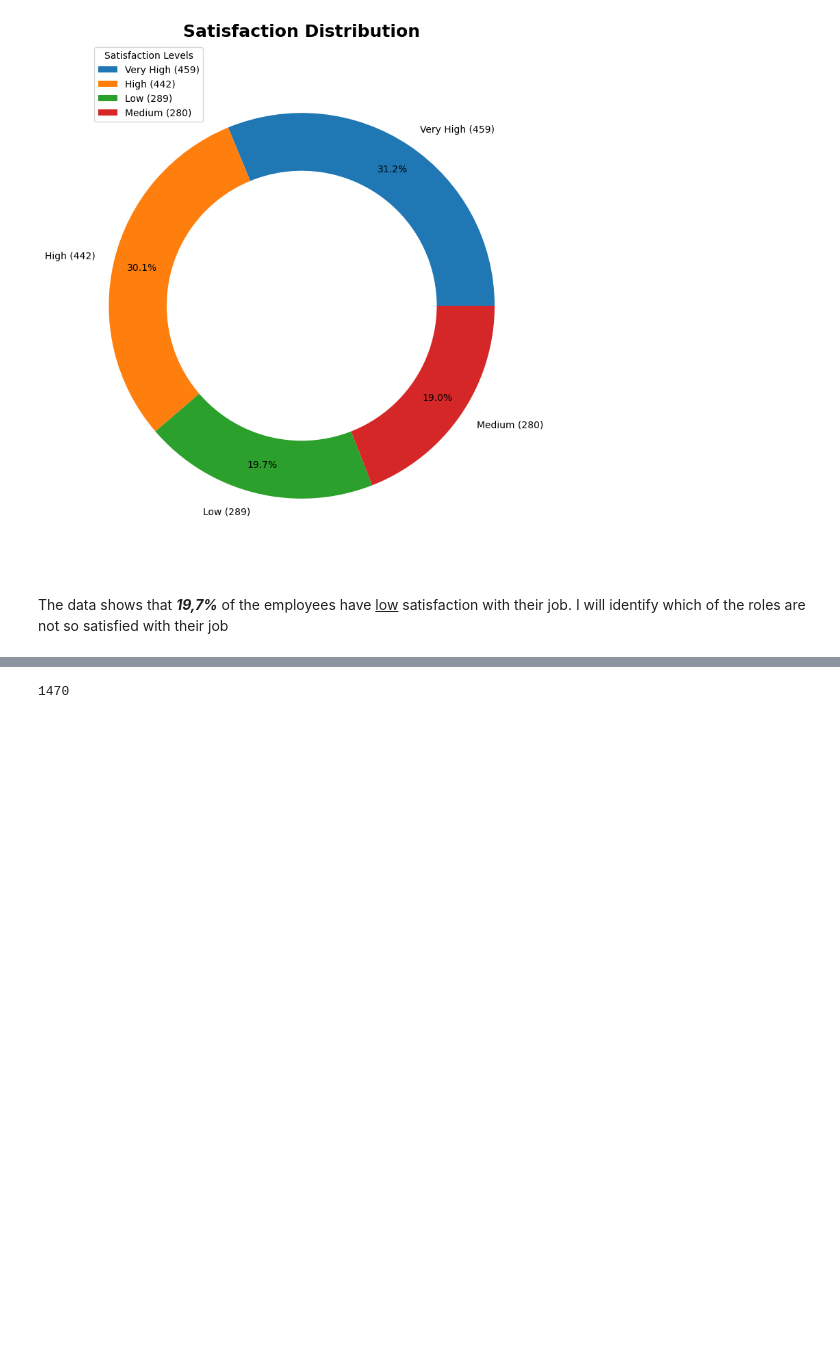
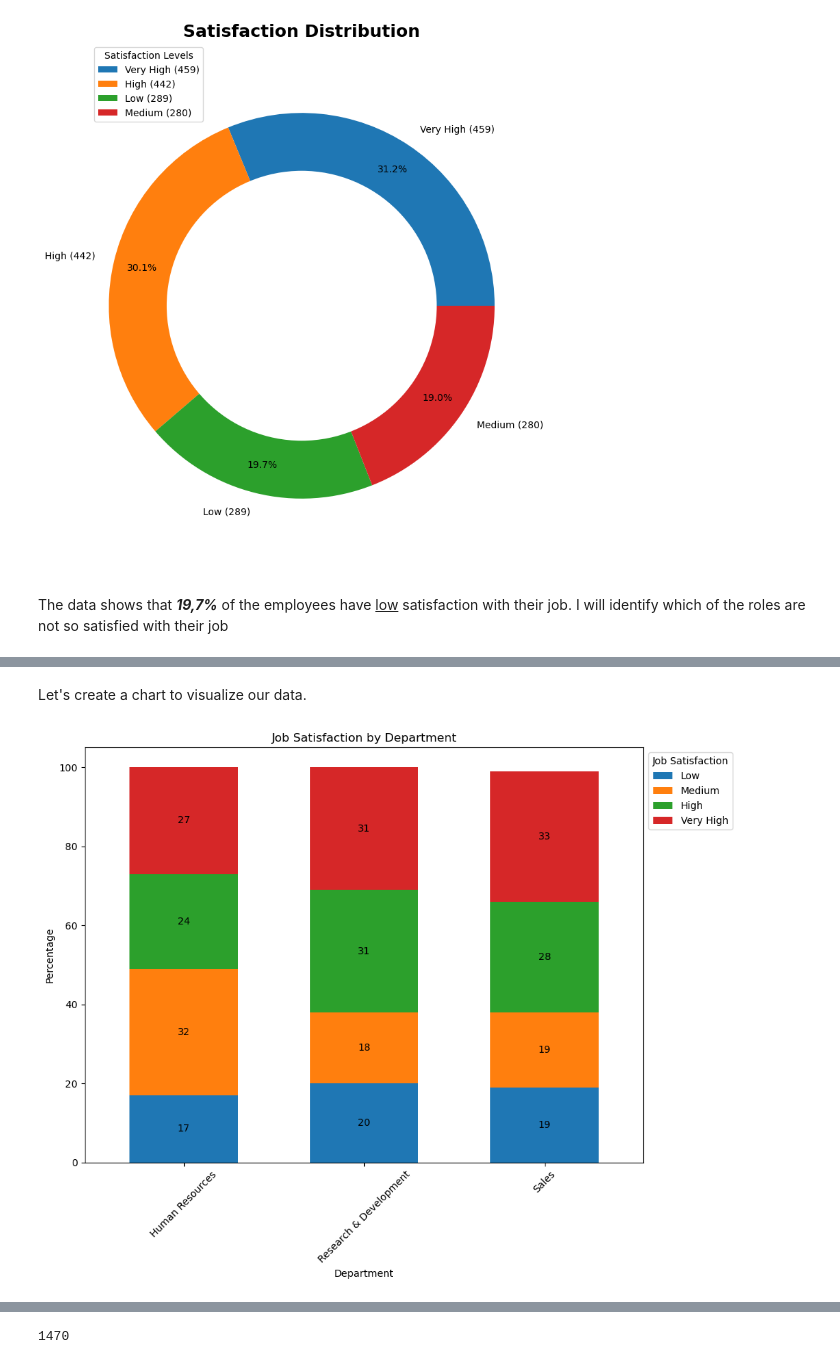
Before and after one commit to nachogalasso/da_python, a Jupyter notebook: hr_panalytics/pe_analytics.ipynb, the cells around one changed output, grey strips where cells are left out. Saved outputs shown, nothing was run; the diff lists cells and outputs as text; code cells hidden in the pictures; blank space fills up the shorter version.

```diff
--- a/hr_panalytics/pe_analytics.ipynb
+++ b/hr_panalytics/pe_analytics.ipynb
@@ -502,0 +501,17 @@ Name: JobSatisfaction, dtype: int64
+# %%
+# With a pivot table, I will identify the responses for each department about their job satisfaction
+pivot = pd.pivot_table(df_padb[['Department', 'JobSatisfaction']], index='Department', columns='JobSatisfaction', aggfunc=len, fill_value=0)
+print("Pivot Table with Counts:")
+print(pivot)
+
+# Let's calculate the percentage of satisfaction for each department and their category
+pivot_percentage = pivot.div(pivot.sum(axis=1), axis=0).round(2) * 100
+
+# Define the desired order of values
+desired_order = ['Low', 'Medium', 'High', 'Very High']
+
+# Reindex the DataFrame to specify the desired order
+pivot_percentage_ordered = pivot_percentage.reindex(desired_order, axis=1)
+
+print("\nPivot Table with Percentages:")
+print(pivot_percentage)
@@ -502,0 +532,22 @@ Name: JobSatisfaction, dtype: int64
+# %% [markdown]
+<p>Let's create a chart to visualize our data.</p>
+# %%
+# Because the data is displayed out of order, we reorder the index to fix this
+
+
+# Creating the chart to visualize our data
+ax = pivot_percentage_ordered.plot(kind='bar', stacked=True, figsize=(10, 8), width=0.6)
+
+# Adding the values to the bars
+for container in ax.containers:
+    ax.bar_label(container, label_type='center', fontsize=10)
+
+plt.title('Job Satisfaction by Department')
+plt.xlabel('Department')
+plt.ylabel('Percentage')
+plt.xticks(rotation=45)
+plt.legend(title='Job Satisfaction', bbox_to_anchor=(1, 1), loc='upper left')
+plt.tight_layout()
+plt.show()
+# %% [output]
+[figure, added]
```
Also changed, not shown: parts of 8 cells of this notebook.
